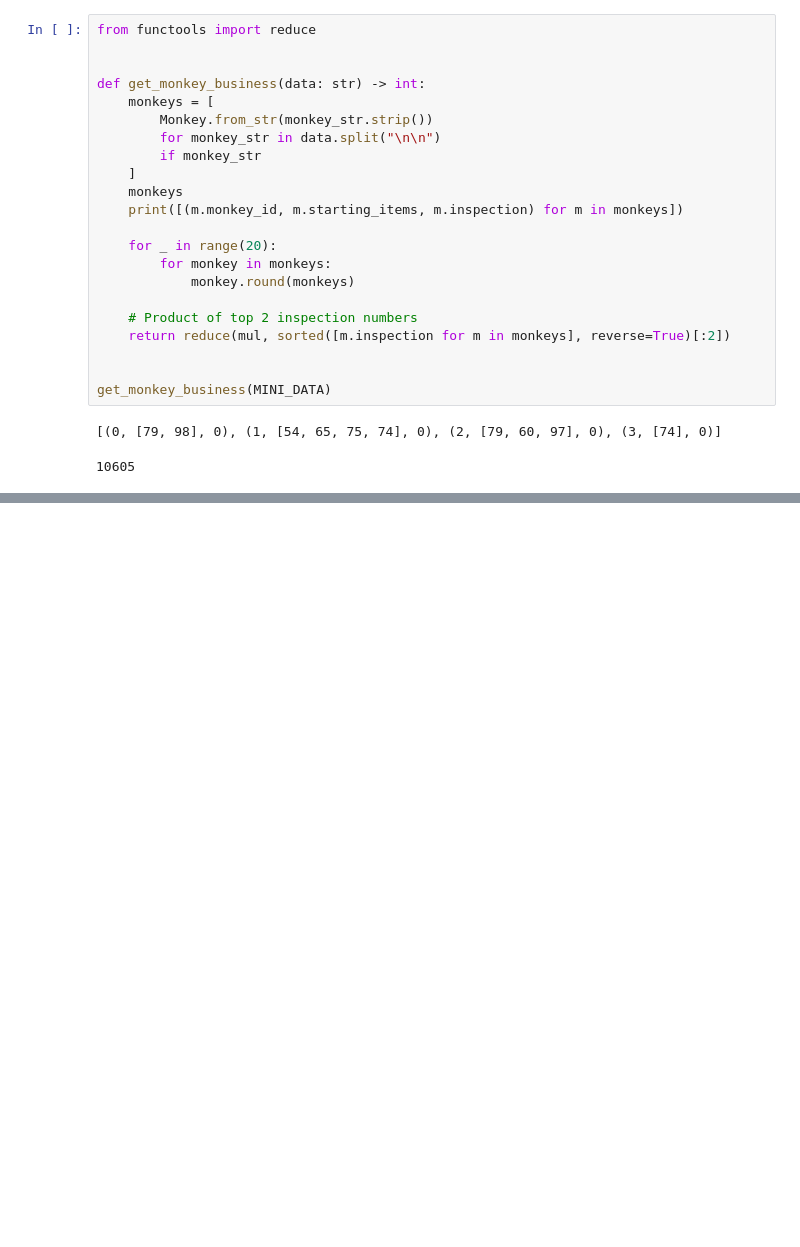
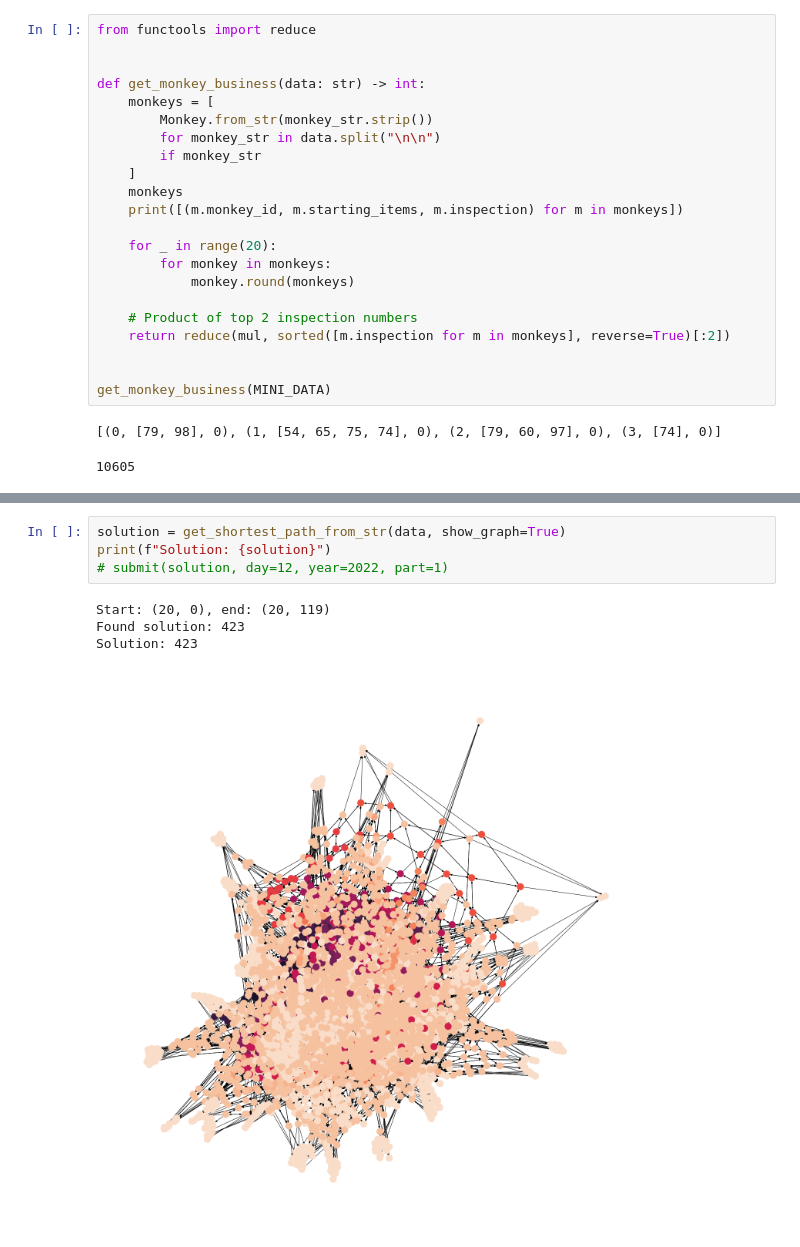
Before and after one commit to jfthuong/Advent-Code, a Jupyter notebook: 2022/Solve_Puzzles.ipynb, the cells around one changed output, grey strips where cells are left out. Saved outputs shown, nothing was run; the diff lists cells and outputs as text; blank space fills up the shorter version.

```diff
--- a/2022/Solve_Puzzles.ipynb
+++ b/2022/Solve_Puzzles.ipynb
@@ -1482,0 +1639,9 @@ Mastodon] this victory or [Return to Your Advent Calendar].
+# %%
+solution = get_shortest_path_from_str(data, show_graph=True)
+print(f"Solution: {solution}")
+# submit(solution, day=12, year=2022, part=1)
+# %% [output]
+Start: (20, 0), end: (20, 119)
+Found solution: 423
+Solution: 423
+[figure, added]
```
Also changed, not shown: parts of 44 cells of this notebook, 1 other file.
